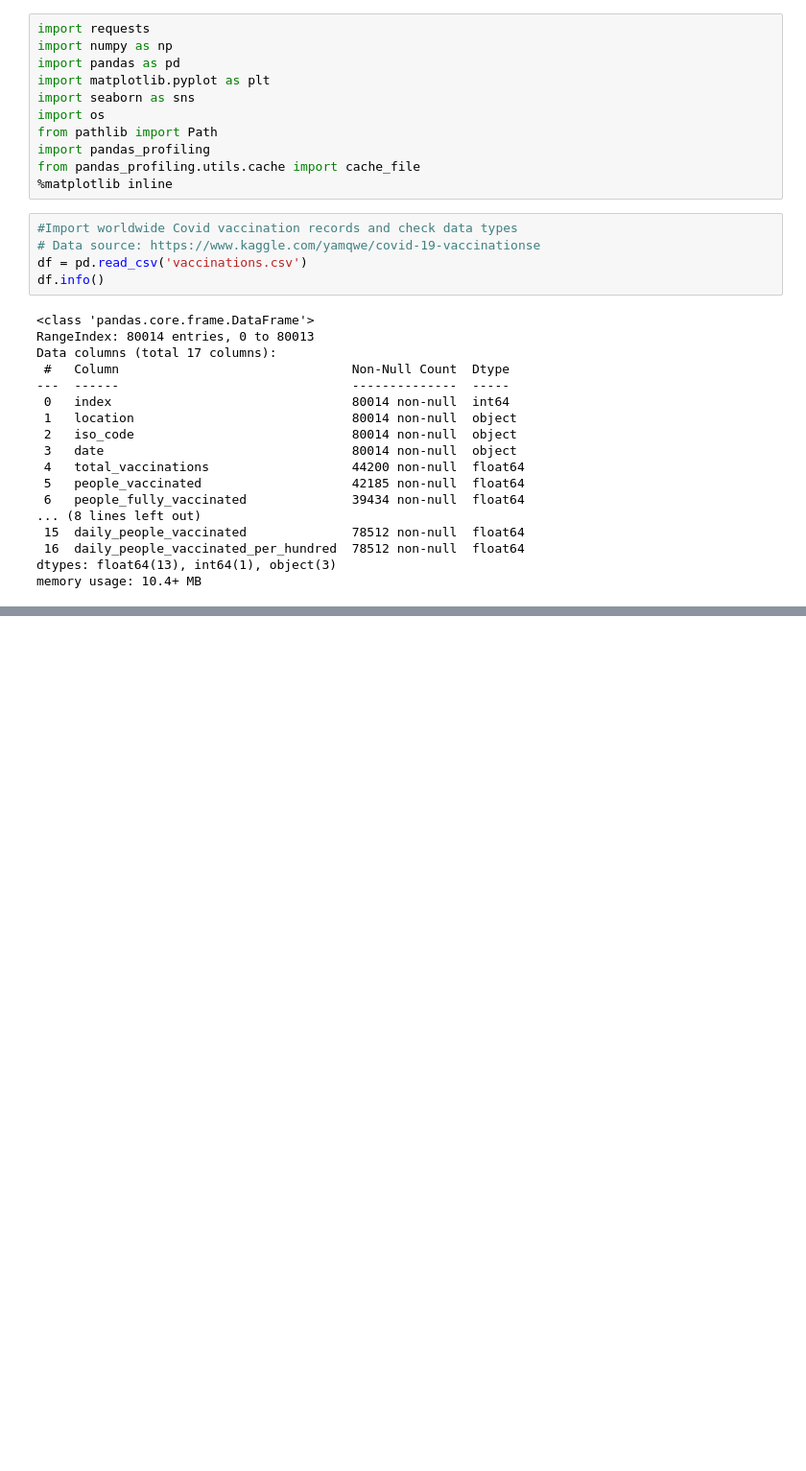
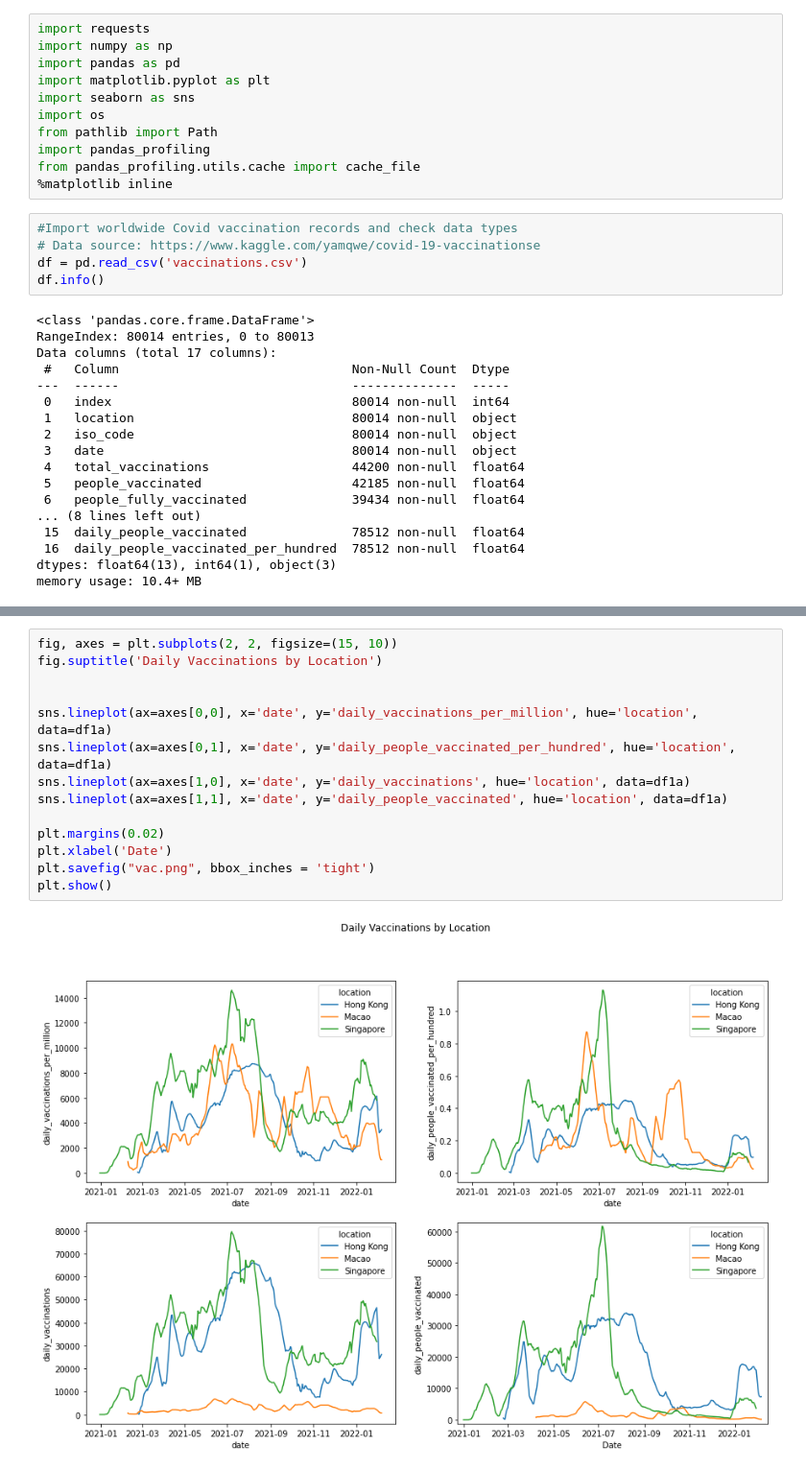
Before and after one commit to fl0c/Springboard, a Jupyter notebook: Data Storytelling - COVID Vaccinations.ipynb, the cells around one changed output, grey strips where cells are left out. Shown at 96% size. Drawn from its saved outputs; the diff is of its cells as text; blank space fills up the shorter version.

```diff
--- a/Data Storytelling - COVID Vaccinations.ipynb
+++ b/Data Storytelling - COVID Vaccinations.ipynb
@@ -65,0 +92,16 @@ memory usage: 4.3+ MB
+# %%
+fig, axes = plt.subplots(2, 2, figsize=(15, 10))
+fig.suptitle('Daily Vaccinations by Location')
+
+
+sns.lineplot(ax=axes[0,0], x='date', y='daily_vaccinations_per_million', hue='location', data=df1a)
+sns.lineplot(ax=axes[0,1], x='date', y='daily_people_vaccinated_per_hundred', hue='location', data=df1a)
+sns.lineplot(ax=axes[1,0], x='date', y='daily_vaccinations', hue='location', data=df1a)
+sns.lineplot(ax=axes[1,1], x='date', y='daily_people_vaccinated', hue='location', data=df1a)
+
+plt.margins(0.02)
+plt.xlabel('Date')
+plt.savefig("vac.png", bbox_inches = 'tight')
+plt.show()
+# %% [output]
+[figure, added]
```
Also changed, not shown: parts of 20 cells of this notebook.
